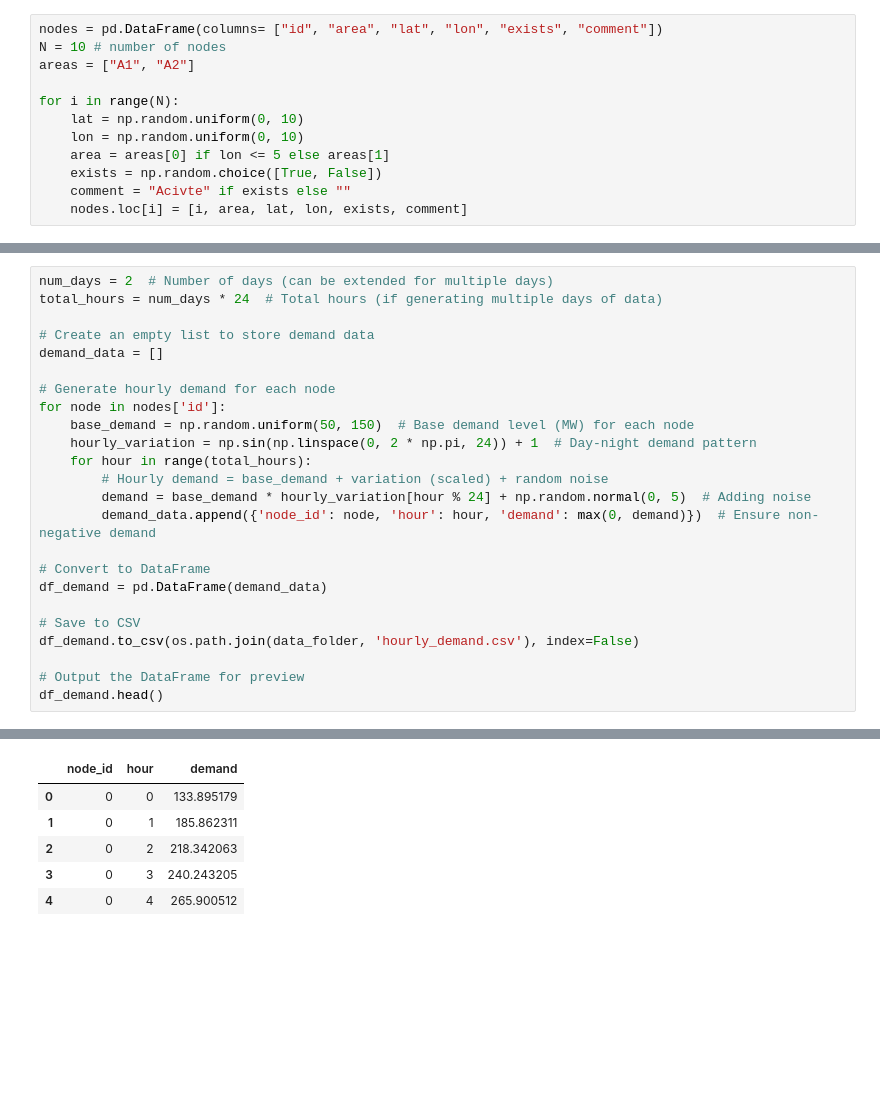
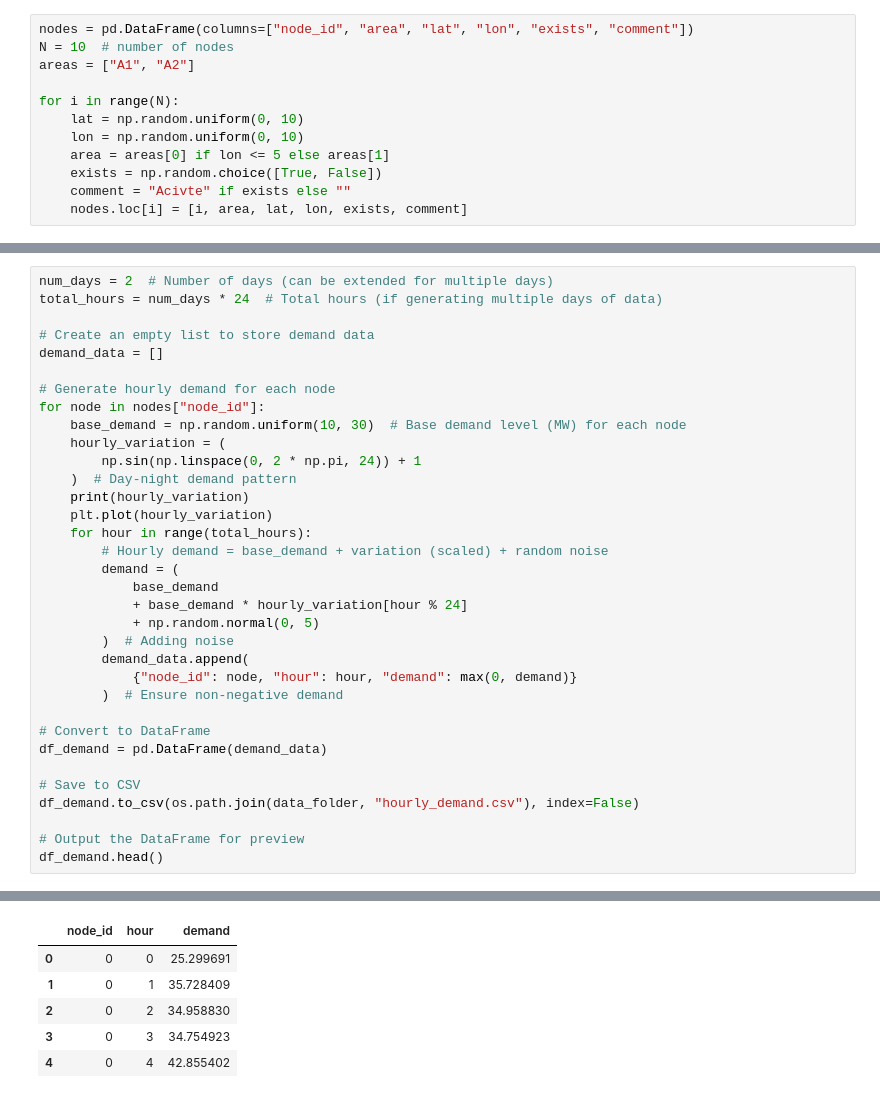
Before and after one commit to TinusAlsos/specialization_project, a Jupyter notebook: market_clearing_quick/generate_data.ipynb, the cells around one changed output, grey strips where cells are left out. Drawn from its saved outputs; the diff is of its cells as text; blank space fills up the shorter version.

```diff
--- a/market_clearing_quick/generate_data.ipynb
+++ b/market_clearing_quick/generate_data.ipynb
@@ -5,7 +6,7 @@ import pandas as pd
 np.random.seed(0)  # For reproducibility
 # %%
-nodes = pd.DataFrame(columns= ["id", "area", "lat", "lon", "exists", "comment"])
-N = 10 # number of nodes
+nodes = pd.DataFrame(columns=["node_id", "area", "lat", "lon", "exists", "comment"])
+N = 10  # number of nodes
 areas = ["A1", "A2"]
 
 for i in range(N):
@@ -117,19 +143,29 @@ total_hours = num_days * 24  # Total hours (if generating multiple days of data)
 demand_data = []
 
 # Generate hourly demand for each node
-for node in nodes['id']:
-    base_demand = np.random.uniform(50, 150)  # Base demand level (MW) for each node
-    hourly_variation = np.sin(np.linspace(0, 2 * np.pi, 24)) + 1  # Day-night demand pattern
+for node in nodes["node_id"]:
+    base_demand = np.random.uniform(10, 30)  # Base demand level (MW) for each node
+    hourly_variation = (
+        np.sin(np.linspace(0, 2 * np.pi, 24)) + 1
+    )  # Day-night demand pattern
+    print(hourly_variation)
+    plt.plot(hourly_variation)
     for hour in range(total_hours):
         # Hourly demand = base_demand + variation (scaled) + random noise
-        demand = base_demand * hourly_variation[hour % 24] + np.random.normal(0, 5)  # Adding noise
-        demand_data.append({'node_id': node, 'hour': hour, 'demand': max(0, demand)})  # Ensure non-negative demand
+        demand = (
+            base_demand
+            + base_demand * hourly_variation[hour % 24]
+            + np.random.normal(0, 5)
+        )  # Adding noise
+        demand_data.append(
+            {"node_id": node, "hour": hour, "demand": max(0, demand)}
+        )  # Ensure non-negative demand
 
 # Convert to DataFrame
 df_demand = pd.DataFrame(demand_data)
 
 # Save to CSV
-df_demand.to_csv(os.path.join(data_folder, 'hourly_demand.csv'), index=False)
+df_demand.to_csv(os.path.join(data_folder, "hourly_demand.csv"), index=False)
 
 # Output the DataFrame for preview
 df_demand.head()
@@ -137,6 +190,6 @@ df_demand.head()
 |  | node_id | hour | demand |
-| 0 | 0 | 0 | 133.895179 |
-| 1 | 0 | 1 | 185.862311 |
-| 2 | 0 | 2 | 218.342063 |
-| 3 | 0 | 3 | 240.243205 |
-| 4 | 0 | 4 | 265.900512 |
+| 0 | 0 | 0 | 25.299691 |
+| 1 | 0 | 1 | 35.728409 |
+| 2 | 0 | 2 | 34.958830 |
+| 3 | 0 | 3 | 34.754923 |
+| 4 | 0 | 4 | 42.855402 |
```
Also changed, not shown: parts of 8 cells of this notebook, 6 other files.
